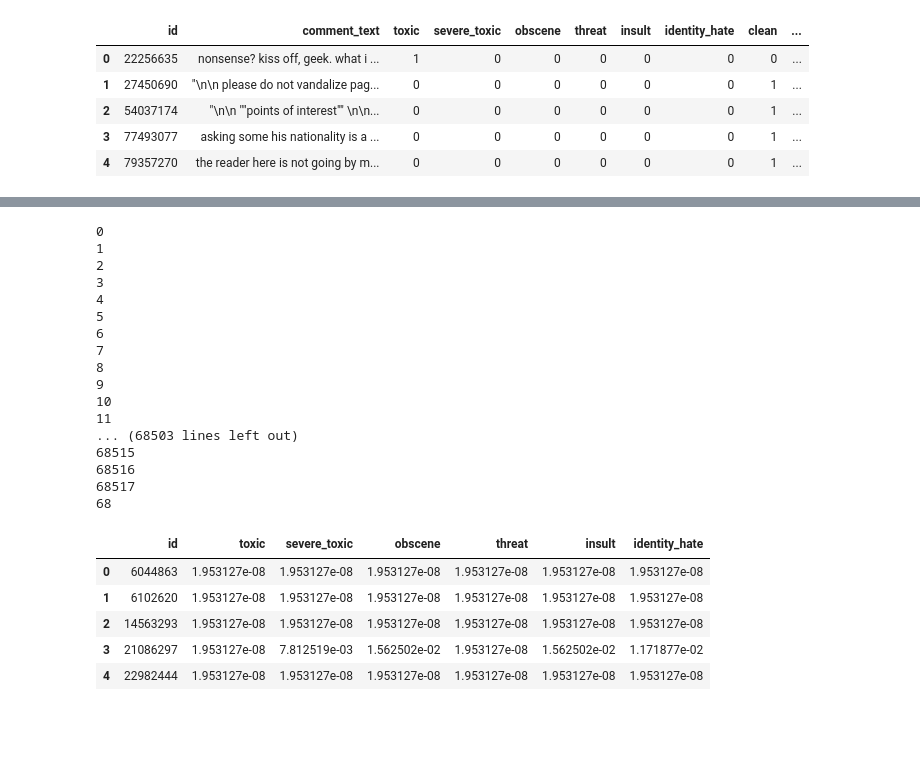
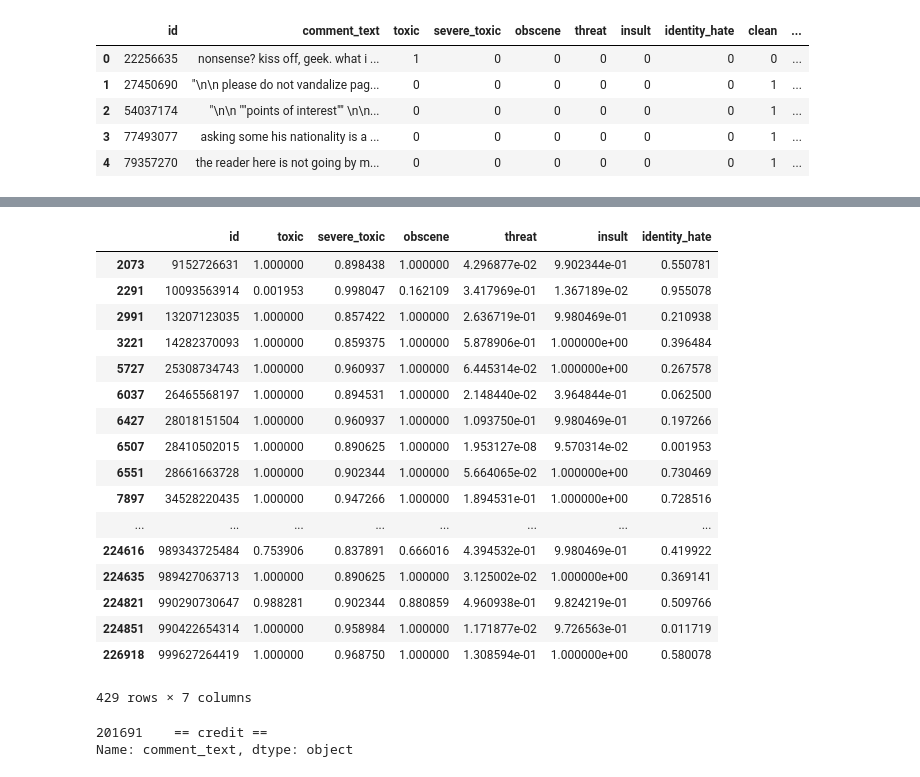
Before and after one commit to leochu2010/kaggle-toxic-comment-classification, a Jupyter notebook: prototype.ipynb, the cells around one changed output, grey strips where cells are left out. Saved outputs shown, nothing was run; the diff lists cells and outputs as text; code cells hidden in the pictures; blank space fills up the shorter version.

```diff
--- a/prototype.ipynb
+++ b/prototype.ipynb
@@ -97,33 +134,0 @@ predict_probas = model.predict_proba(comments,k=7)
-# %%
-for index, predict_proba in enumerate(predict_probas):
-    print(index)
-    for label, prob in predict_proba:
-        if label != 'clean':
-            pred.loc[index, label]=prob
-# %% [output]
-0
-1
-2
-3
-4
-5
-6
-7
-8
-9
-10
-11
-... (68503 lines left out)
-68515
-68516
-68517
-68
-# %%
-pred.head()
-# %% [output]
-|  | id | toxic | severe_toxic | obscene | threat | insult | identity_hate |
-| 0 | 6044863 | 1.953127e-08 | 1.953127e-08 | 1.953127e-08 | 1.953127e-08 | 1.953127e-08 | 1.953127e-08 |
-| 1 | 6102620 | 1.953127e-08 | 1.953127e-08 | 1.953127e-08 | 1.953127e-08 | 1.953127e-08 | 1.953127e-08 |
-| 2 | 14563293 | 1.953127e-08 | 1.953127e-08 | 1.953127e-08 | 1.953127e-08 | 1.953127e-08 | 1.953127e-08 |
-| 3 | 21086297 | 1.953127e-08 | 7.812519e-03 | 1.562502e-02 | 1.953127e-08 | 1.562502e-02 | 1.171877e-02 |
-| 4 | 22982444 | 1.953127e-08 | 1.953127e-08 | 1.953127e-08 | 1.953127e-08 | 1.953127e-08 | 1.953127e-08 |
@@ -131,0 +162,28 @@ pred.to_csv("submission.csv", columns=['id','toxic','severe_toxic','obscene','th
+# %%
+pred = pd.read_csv('submit.csv')
+# %%
+pred.loc[pred['severe_toxic'] > 0.8]
+# %% [output]
+|  | id | toxic | severe_toxic | obscene | threat | insult | identity_hate |
+| 2073 | 9152726631 | 1.000000 | 0.898438 | 1.000000 | 4.296877e-02 | 9.902344e-01 | 0.550781 |
+| 2291 | 10093563914 | 0.001953 | 0.998047 | 0.162109 | 3.417969e-01 | 1.367189e-02 | 0.955078 |
+| 2991 | 13207123035 | 1.000000 | 0.857422 | 1.000000 | 2.636719e-01 | 9.980469e-01 | 0.210938 |
+| 3221 | 14282370093 | 1.000000 | 0.859375 | 1.000000 | 5.878906e-01 | 1.000000e+00 | 0.396484 |
+| 5727 | 25308734743 | 1.000000 | 0.960937 | 1.000000 | 6.445314e-02 | 1.000000e+00 | 0.267578 |
+| 6037 | 26465568197 | 1.000000 | 0.894531 | 1.000000 | 2.148440e-02 | 3.964844e-01 | 0.062500 |
+| 6427 | 28018151504 | 1.000000 | 0.960937 | 1.000000 | 1.093750e-01 | 9.980469e-01 | 0.197266 |
+| 6507 | 28410502015 | 1.000000 | 0.890625 | 1.000000 | 1.953127e-08 | 9.570314e-02 | 0.001953 |
+| 6551 | 28661663728 | 1.000000 | 0.902344 | 1.000000 | 5.664065e-02 | 1.000000e+00 | 0.730469 |
+| 7897 | 34528220435 | 1.000000 | 0.947266 | 1.000000 | 1.894531e-01 | 1.000000e+00 | 0.728516 |
+| ... | ... | ... | ... | ... | ... | ... | ... |
+| 224616 | 989343725484 | 0.753906 | 0.837891 | 0.666016 | 4.394532e-01 | 9.980469e-01 | 0.419922 |
+| 224635 | 989427063713 | 1.000000 | 0.890625 | 1.000000 | 3.125002e-02 | 1.000000e+00 | 0.369141 |
+| 224821 | 990290730647 | 0.988281 | 0.902344 | 0.880859 | 4.960938e-01 | 9.824219e-01 | 0.509766 |
+| 224851 | 990422654314 | 1.000000 | 0.958984 | 1.000000 | 1.171877e-02 | 9.726563e-01 | 0.011719 |
+| 226918 | 999627264419 | 1.000000 | 0.968750 | 1.000000 | 1.308594e-01 | 1.000000e+00 | 0.580078 |
+429 rows × 7 columns
+# %%
+test.loc[test['id'] == 787050824879]['comment_text']
+# %% [output]
+201691    == credit ==
+Name: comment_text, dtype: object
```
Also changed, not shown: parts of 17 cells of this notebook.
